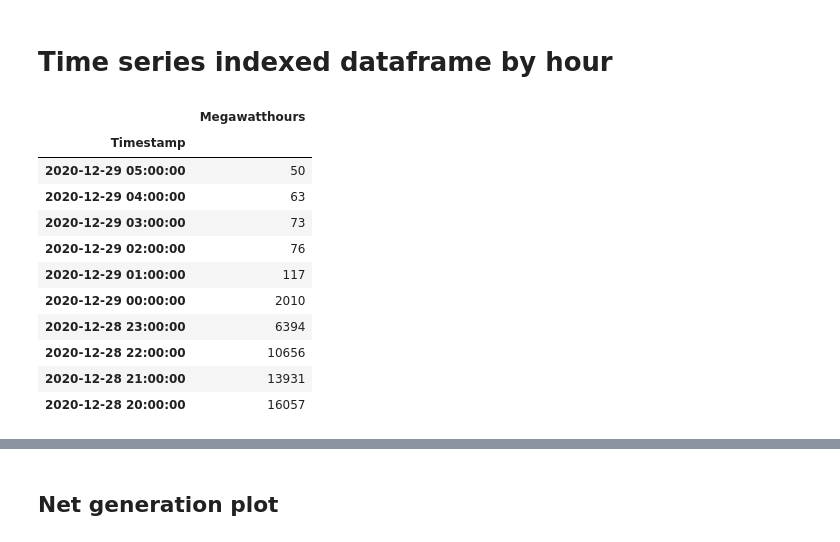
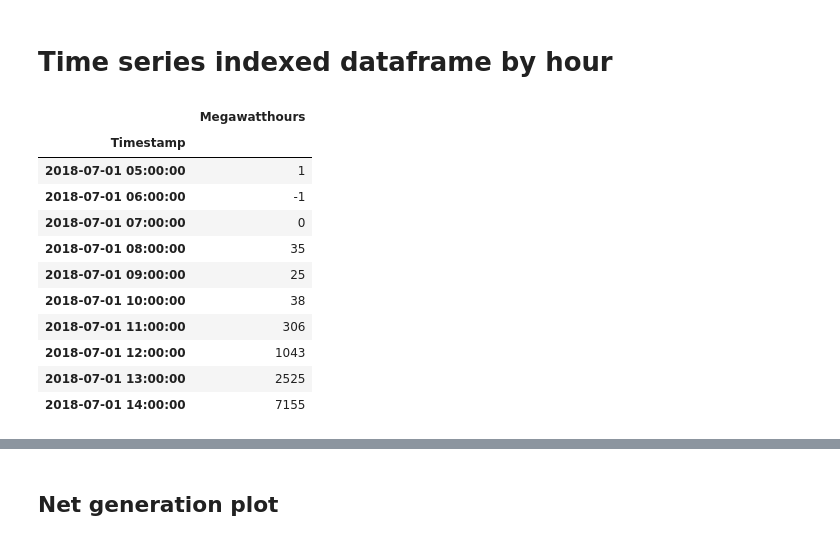
Before and after one commit to MichaelBurak/solar-data-analysis, a Jupyter notebook: solar-perhour-analysis.ipynb, the cells around one changed output, grey strips where cells are left out. Drawn from its saved outputs; the diff is of its cells as text; code cells hidden in the pictures.

```diff
--- a/solar-perhour-analysis.ipynb
+++ b/solar-perhour-analysis.ipynb
@@ -96,19 +100,21 @@ df['Timestamp'] = pd.to_datetime(df['Timestamp'])
 # %%
 time_df = df.copy()
 
 time_df = time_df.set_index("Timestamp")
+time_df.index.freq = '-1H'
+time_df = time_df.sort_index()
 
 time_df.head(10)
 # %% [output]
 |  | Megawatthours |
 | Timestamp |  |
-| 2020-12-29 05:00:00 | 50 |
-| 2020-12-29 04:00:00 | 63 |
-| 2020-12-29 03:00:00 | 73 |
-| 2020-12-29 02:00:00 | 76 |
-| 2020-12-29 01:00:00 | 117 |
-| 2020-12-29 00:00:00 | 2010 |
-| 2020-12-28 23:00:00 | 6394 |
-| 2020-12-28 22:00:00 | 10656 |
-| 2020-12-28 21:00:00 | 13931 |
-| 2020-12-28 20:00:00 | 16057 |
+| 2018-07-01 05:00:00 | 1 |
+| 2018-07-01 06:00:00 | -1 |
+| 2018-07-01 07:00:00 | 0 |
+| 2018-07-01 08:00:00 | 35 |
+| 2018-07-01 09:00:00 | 25 |
+| 2018-07-01 10:00:00 | 38 |
+| 2018-07-01 11:00:00 | 306 |
+| 2018-07-01 12:00:00 | 1043 |
+| 2018-07-01 13:00:00 | 2525 |
+| 2018-07-01 14:00:00 | 7155 |
```
Also changed, not shown: parts of 37 cells of this notebook.
